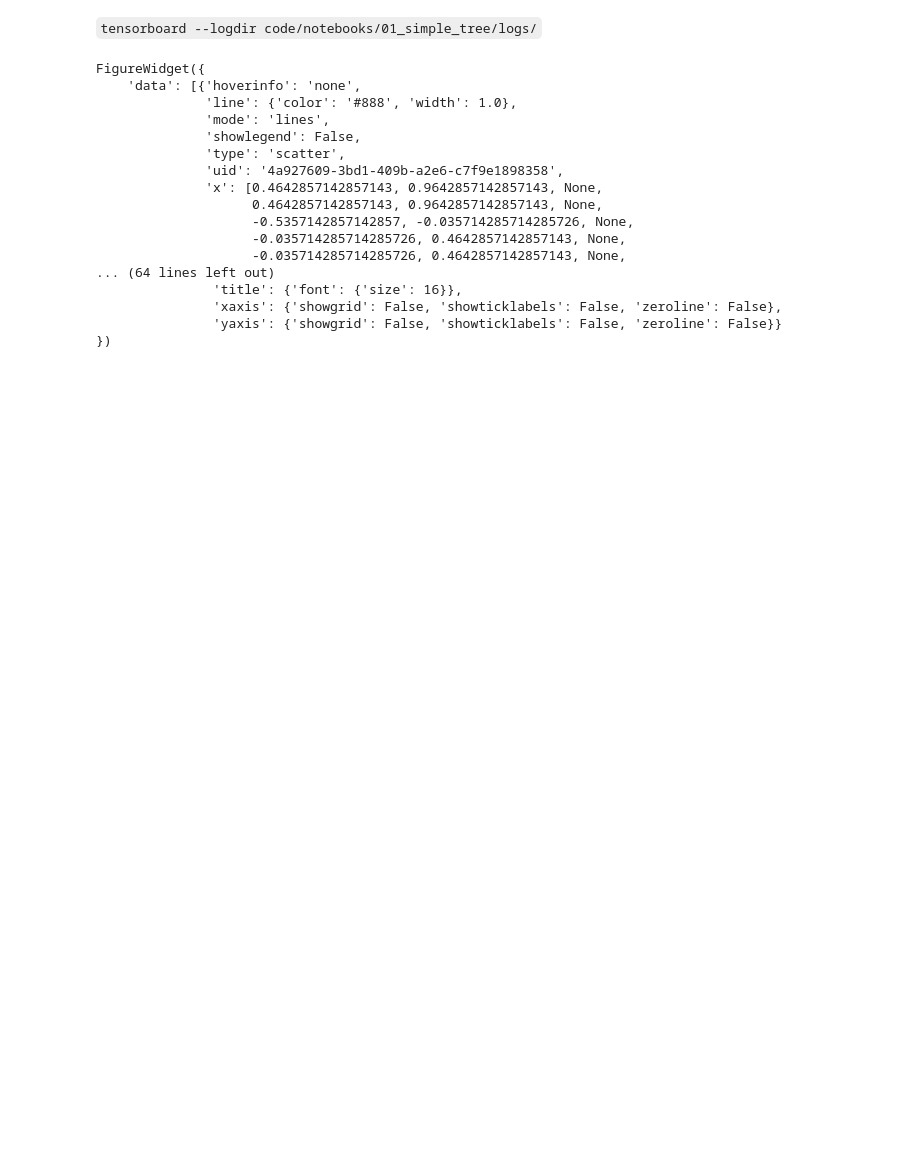
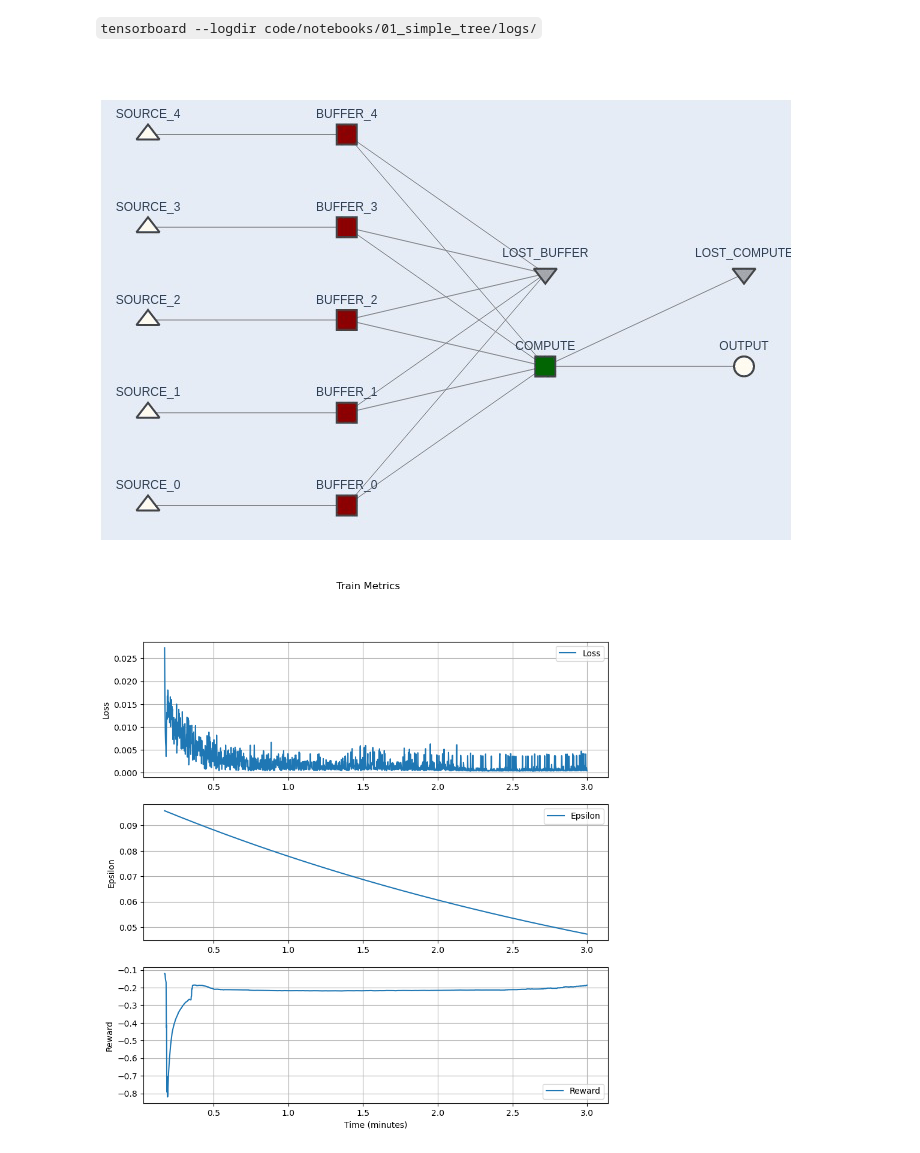
Before and after one commit to dave-mau/scheduling, a Jupyter notebook: code/notebooks/01_simple_tree/01_simple_tree.ipynb, the cells around one changed output. Saved outputs shown, nothing was run; the diff lists cells and outputs as text; code cells hidden in the pictures; blank space fills up the shorter version.

```diff
--- a/code/notebooks/01_simple_tree/01_simple_tree.ipynb
+++ b/code/notebooks/01_simple_tree/01_simple_tree.ipynb
@@ -141,50 +136,28 @@ def train(
 # %% [markdown]
 `tensorboard --logdir code/notebooks/01_simple_tree/logs/`
 # %%
+# Logging:
+#   100 time-steps (=1s) window
+#   Log to tensorboard every 100 time-steps (=1s)
 writer = SummaryWriter(log_dir=str(LOG_PATH / MODEL_NAME))
+logger = DataLogger(window_size=100, tensorboard_writer=writer, tensorboard_period=100)
 train(
     agent,
     env,
-    params["num_sim_steps"],
+    180_00,
     params["actor"]["learn_period"],
-    int(5_000 / dt),
-    int(200 / dt),
-    writer=writer,
+    logger=logger,
     device=DEVICE
 )
-torch.save(agent.target_net.state_dict(), str(MODEL_PATH / MODEL_NAME))
+torch.save(agent.target_net.state_dict(), str(MODEL_PATH / f"{MODEL_NAME}.mdl"))
-# %%
-import time
-state, _ = env.reset()
-state = torch.tensor(state.data, dtype=torch.float32, device=DEVICE).unsqueeze(0)
-drawer = SystemDrawer()
-drawer.build(env.system.node_graph)
-display(drawer.fw)
-for i in range(100):
-    action = agent.epsilon_greedy(state)
-    next_state, reward, _, _, info = env.step(action)
-    state = torch.tensor(
-            next_state.data, dtype=torch.float32, device=DEVICE
-        ).unsqueeze(0)
-    drawer.update(env.system.node_graph)
-    clear_output(wait=True)
-    display(drawer.fw)
-    sleep(0.1)
-# %% [output]
-FigureWidget({
-    'data': [{'hoverinfo': 'none',
-              'line': {'color': '#888', 'width': 1.0},
-              'mode': 'lines',
-              'showlegend': False,
-              'type': 'scatter',
-              'uid': '4a927609-3bd1-409b-a2e6-c7f9e1898358',
-              'x': [0.4642857142857143, 0.9642857142857143, None,
-                    0.4642857142857143, 0.9642857142857143, None,
-                    -0.5357142857142857, -0.035714285714285726, None,
-                    -0.035714285714285726, 0.4642857142857143, None,
-                    -0.035714285714285726, 0.4642857142857143, None,
-... (64 lines left out)
-               'title': {'font': {'size': 16}},
-               'xaxis': {'showgrid': False, 'showticklabels': False, 'zeroline': False},
-               'yaxis': {'showgrid': False, 'showticklabels': False, 'zeroline': False}}
-})
+# %%
+plot_train_metrics(logger)
+plot_system_metrics(logger)
+gif_creator = GifCreator()
+simulate(env, 100, gif_creator=gif_creator)
+gif_creator.save("simulation.gif")
+with open('simulation.gif','rb') as f:
+    display(Image(data=f.read(), format='png'))
+# %% [output]
+[figure, added]
+[figure, added]
```
Also changed, not shown: parts of 6 cells of this notebook.
